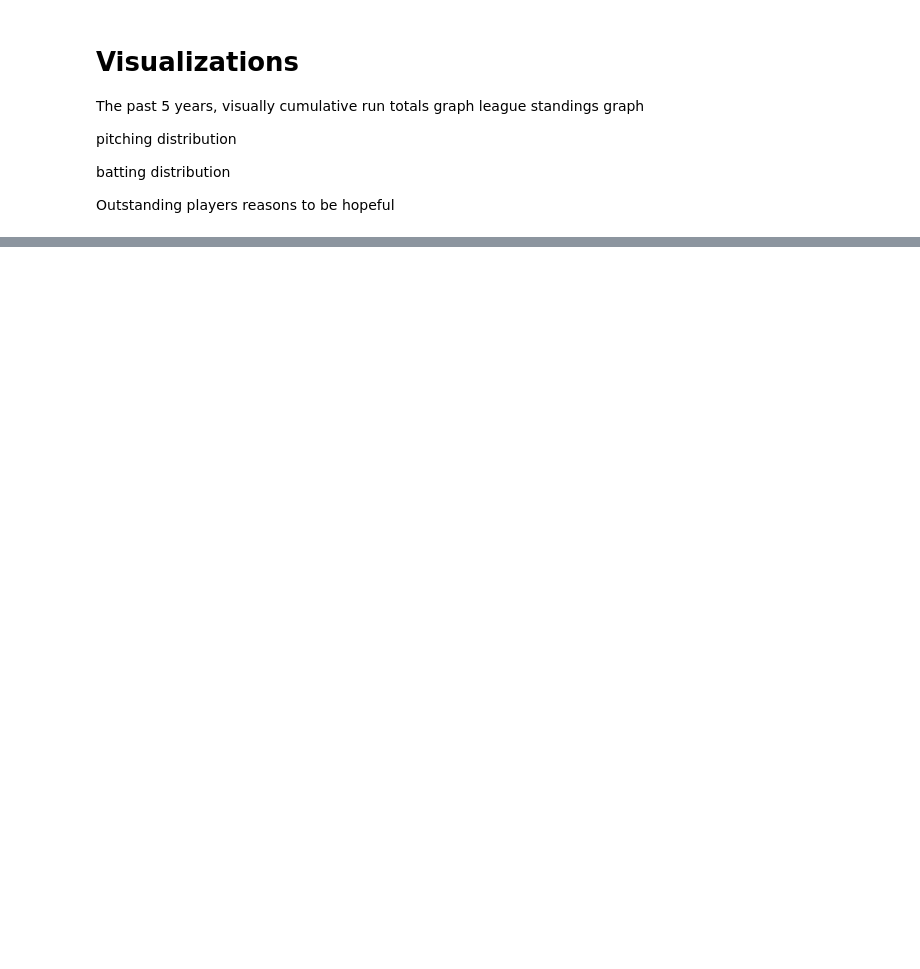
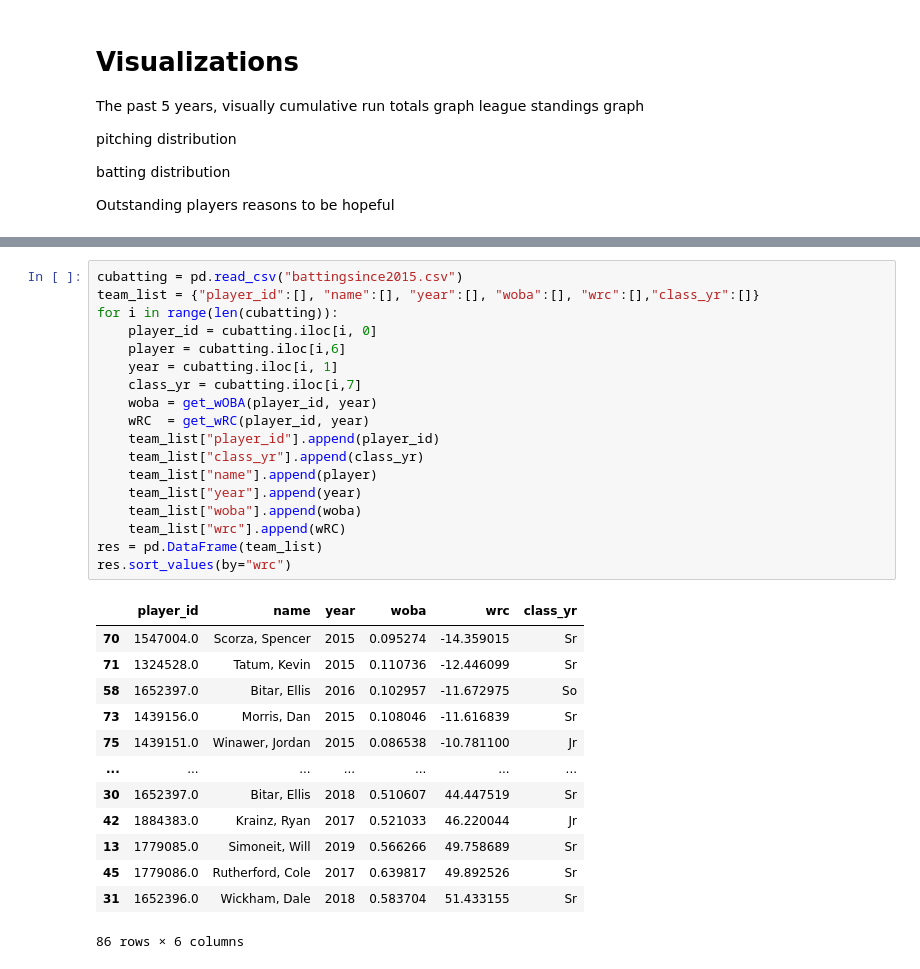
Before and after one commit to nathanblumenfeld/ivybaseball, a Jupyter notebook: vizualizations.ipynb, the cells around one changed output, grey strips where cells are left out. Saved outputs shown, nothing was run; the diff lists cells and outputs as text; blank space fills up the shorter version.

```diff
--- a/vizualizations.ipynb
+++ b/vizualizations.ipynb
@@ -52,0 +296,32 @@ py.iplot(fig, fileopt='overwrite', filename='Logos/Apple_Labor_Violations_TheVer
+# %%
+cubatting = pd.read_csv("battingsince2015.csv")
+team_list = {"player_id":[], "name":[], "year":[], "woba":[], "wrc":[],"class_yr":[]}
+for i in range(len(cubatting)):
+    player_id = cubatting.iloc[i, 0]
+    player = cubatting.iloc[i,6]
+    year = cubatting.iloc[i, 1]
+    class_yr = cubatting.iloc[i,7]
+    woba = get_wOBA(player_id, year)
+    wRC  = get_wRC(player_id, year)
+    team_list["player_id"].append(player_id)
+    team_list["class_yr"].append(class_yr)
+    team_list["name"].append(player)
+    team_list["year"].append(year)
+    team_list["woba"].append(woba)
+    team_list["wrc"].append(wRC)
+res = pd.DataFrame(team_list)
+res.sort_values(by="wrc")
+# %% [output]
+|  | player_id | name | year | woba | wrc | class_yr |
+| 70 | 1547004.0 | Scorza, Spencer | 2015 | 0.095274 | -14.359015 | Sr |
+| 71 | 1324528.0 | Tatum, Kevin | 2015 | 0.110736 | -12.446099 | Sr |
+| 58 | 1652397.0 | Bitar, Ellis | 2016 | 0.102957 | -11.672975 | So |
+| 73 | 1439156.0 | Morris, Dan | 2015 | 0.108046 | -11.616839 | Sr |
+| 75 | 1439151.0 | Winawer, Jordan | 2015 | 0.086538 | -10.781100 | Jr |
+| ... | ... | ... | ... | ... | ... | ... |
+| 30 | 1652397.0 | Bitar, Ellis | 2018 | 0.510607 | 44.447519 | Sr |
+| 42 | 1884383.0 | Krainz, Ryan | 2017 | 0.521033 | 46.220044 | Jr |
+| 13 | 1779085.0 | Simoneit, Will | 2019 | 0.566266 | 49.758689 | Sr |
+| 45 | 1779086.0 | Rutherford, Cole | 2017 | 0.639817 | 49.892526 | Sr |
+| 31 | 1652396.0 | Wickham, Dale | 2018 | 0.583704 | 51.433155 | Sr |
+86 rows × 6 columns
```
Also changed, not shown: parts of 16 cells of this notebook, 16 other files.
